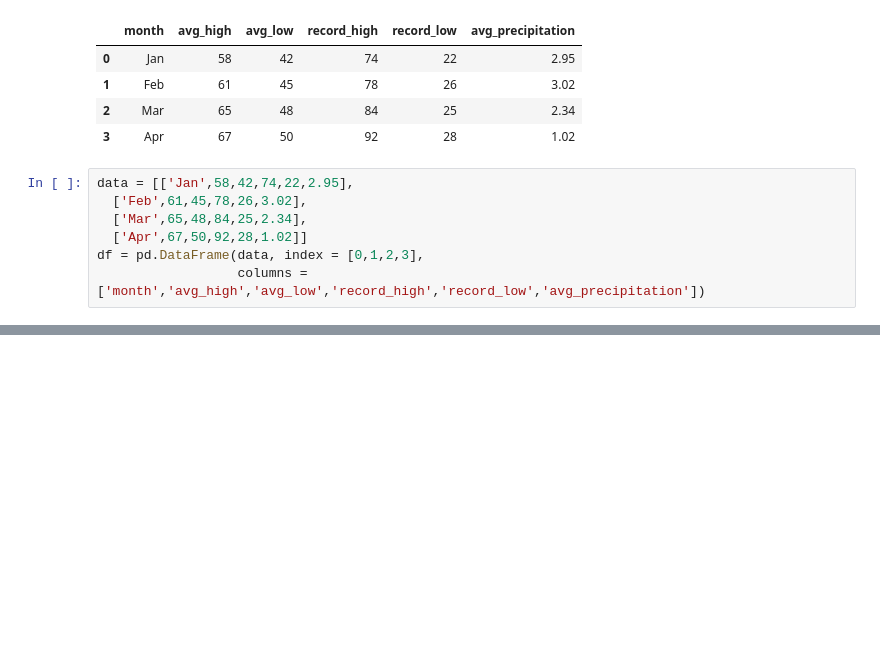
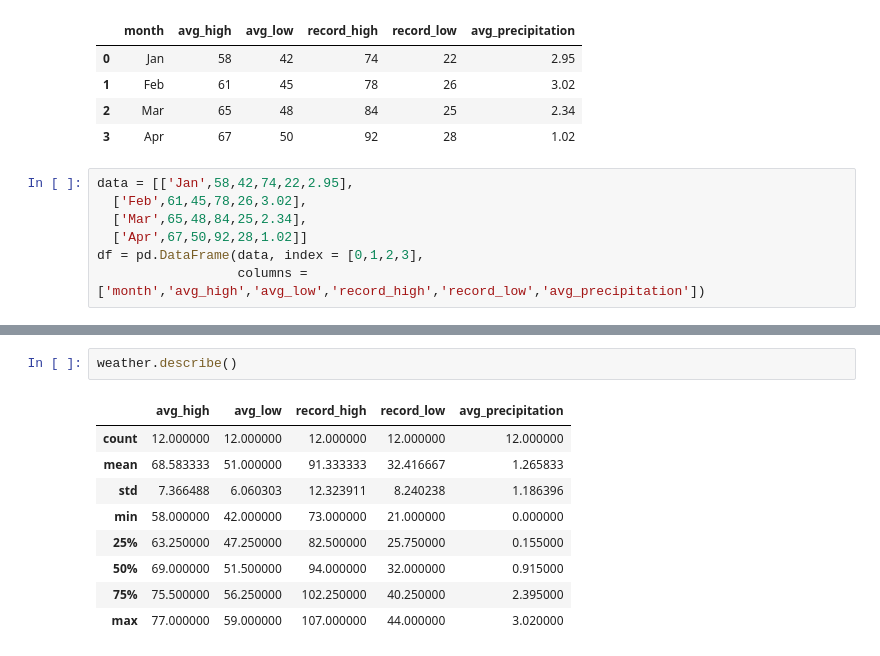
Before and after one commit to denverkim/WEBCRAWLING, a Jupyter notebook: LAB2.ipynb, the cells around one changed output, grey strips where cells are left out. Saved outputs shown, nothing was run; the diff lists cells and outputs as text; blank space fills up the shorter version.

```diff
--- a/LAB2.ipynb
+++ b/LAB2.ipynb
@@ -84,0 +158,12 @@ df
+# %%
+weather.describe()
+# %% [output]
+|  | avg_high | avg_low | record_high | record_low | avg_precipitation |
+| count | 12.000000 | 12.000000 | 12.000000 | 12.000000 | 12.000000 |
+| mean | 68.583333 | 51.000000 | 91.333333 | 32.416667 | 1.265833 |
+| std | 7.366488 | 6.060303 | 12.323911 | 8.240238 | 1.186396 |
+| min | 58.000000 | 42.000000 | 73.000000 | 21.000000 | 0.000000 |
+| 25% | 63.250000 | 47.250000 | 82.500000 | 25.750000 | 0.155000 |
+| 50% | 69.000000 | 51.500000 | 94.000000 | 32.000000 | 0.915000 |
+| 75% | 75.500000 | 56.250000 | 102.250000 | 40.250000 | 2.395000 |
+| max | 77.000000 | 59.000000 | 107.000000 | 44.000000 | 3.020000 |
```
Also changed, not shown: parts of 15 cells of this notebook.
